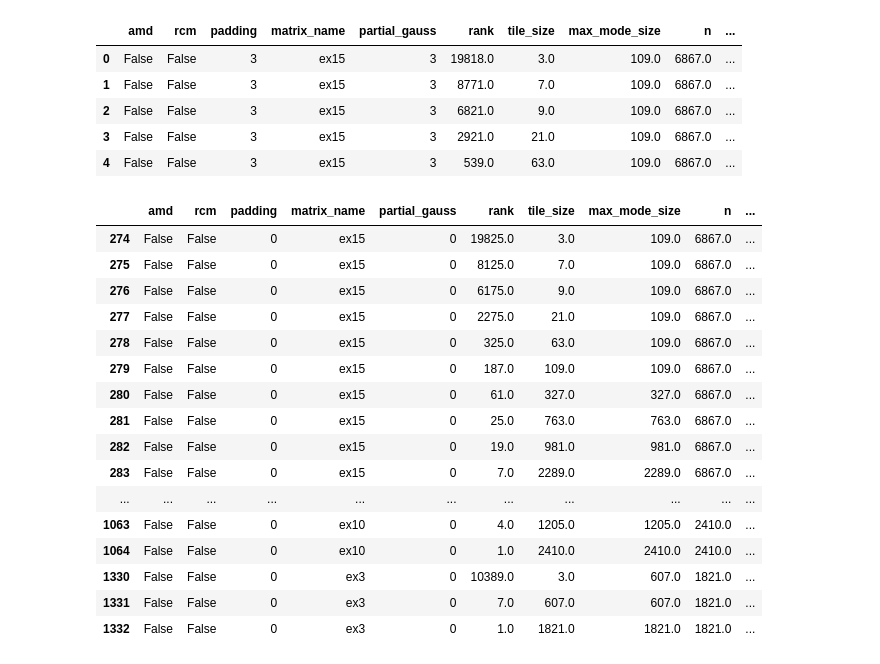
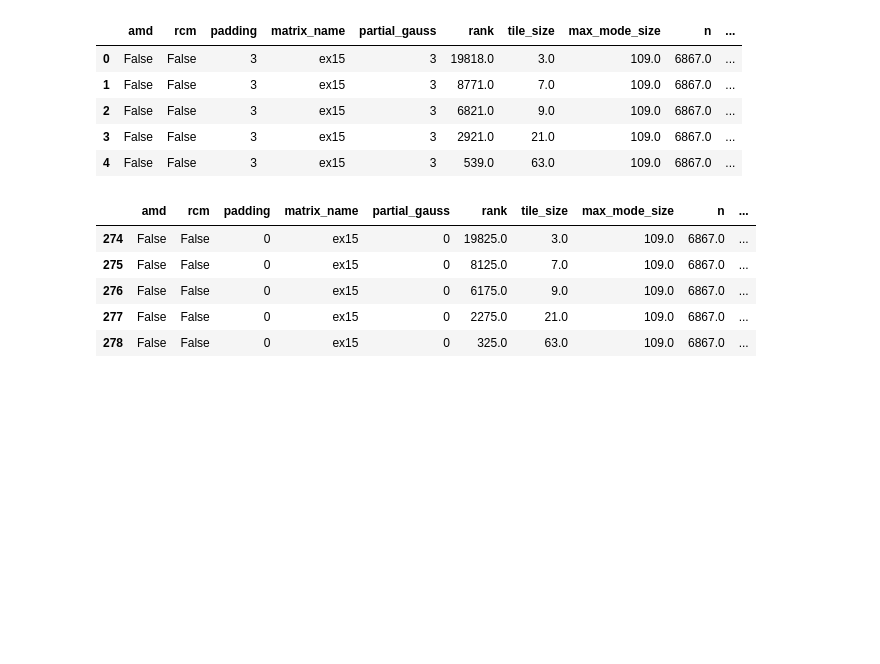
Before and after one commit to cbakos/sparse_tt_decomp_opt, a Jupyter notebook: src/analysis/experiment_data_analysis.ipynb, the cells around one changed output. Cells and saved outputs as stored; diff of their text form; code cells hidden in the pictures; blank space fills up the shorter version.

```diff
--- a/src/analysis/experiment_data_analysis.ipynb
+++ b/src/analysis/experiment_data_analysis.ipynb
@@ -5,7 +5,7 @@ import matplotlib.pyplot as plt
 import plotly.express as px
 from scipy import stats
 # %%
-df = pd.read_csv('../../data/sweep_data.csv')
+df = pd.read_csv('../../data/sweep_0_3_data.csv')
 df.drop(columns=["run_id", "run_name", "_runtime", "_step", "_timestamp"], inplace=True)
 # %%
 df.head()
@@ -16,5 +16,8 @@ df.head()
 | 2 | False | False | 3 | ex15 | 3 | 6821.0 | 9.0 | 109.0 | 6867.0 | ... |
 | 3 | False | False | 3 | ex15 | 3 | 2921.0 | 21.0 | 109.0 | 6867.0 | ... |
 | 4 | False | False | 3 | ex15 | 3 | 539.0 | 63.0 | 109.0 | 6867.0 | ... |
+# %%
+df["rank2"] = df["rank"]**2
+df["max_mode_size6"] = df["max_mode_size"]**6
 # %%
 baseline_df = df[(df['amd'] == False) & (df['rcm'] == False) & (df['partial_gauss'] == 0) & (df['padding'] == 0)]
@@ -21,20 +25,9 @@ baseline_df = df[(df['amd'] == False) & (df['rcm'] == False) & (df['partial_gaus
 # %%
-baseline_df.head(100)
+baseline_df.head()
 # %% [output]
 |  | amd | rcm | padding | matrix_name | partial_gauss | rank | tile_size | max_mode_size | n | ... |
 | 274 | False | False | 0 | ex15 | 0 | 19825.0 | 3.0 | 109.0 | 6867.0 | ... |
 | 275 | False | False | 0 | ex15 | 0 | 8125.0 | 7.0 | 109.0 | 6867.0 | ... |
 | 276 | False | False | 0 | ex15 | 0 | 6175.0 | 9.0 | 109.0 | 6867.0 | ... |
 | 277 | False | False | 0 | ex15 | 0 | 2275.0 | 21.0 | 109.0 | 6867.0 | ... |
 | 278 | False | False | 0 | ex15 | 0 | 325.0 | 63.0 | 109.0 | 6867.0 | ... |
-| 279 | False | False | 0 | ex15 | 0 | 187.0 | 109.0 | 109.0 | 6867.0 | ... |
-| 280 | False | False | 0 | ex15 | 0 | 61.0 | 327.0 | 327.0 | 6867.0 | ... |
-| 281 | False | False | 0 | ex15 | 0 | 25.0 | 763.0 | 763.0 | 6867.0 | ... |
-| 282 | False | False | 0 | ex15 | 0 | 19.0 | 981.0 | 981.0 | 6867.0 | ... |
-| 283 | False | False | 0 | ex15 | 0 | 7.0 | 2289.0 | 2289.0 | 6867.0 | ... |
-| ... | ... | ... | ... | ... | ... | ... | ... | ... | ... | ... |
-| 1063 | False | False | 0 | ex10 | 0 | 4.0 | 1205.0 | 1205.0 | 2410.0 | ... |
-| 1064 | False | False | 0 | ex10 | 0 | 1.0 | 2410.0 | 2410.0 | 2410.0 | ... |
-| 1330 | False | False | 0 | ex3 | 0 | 10389.0 | 3.0 | 607.0 | 1821.0 | ... |
-| 1331 | False | False | 0 | ex3 | 0 | 7.0 | 607.0 | 607.0 | 1821.0 | ... |
-| 1332 | False | False | 0 | ex3 | 0 | 1.0 | 1821.0 | 1821.0 | 1821.0 | ... |
```
Also changed, not shown: parts of 6 cells of this notebook, 8 other files.
